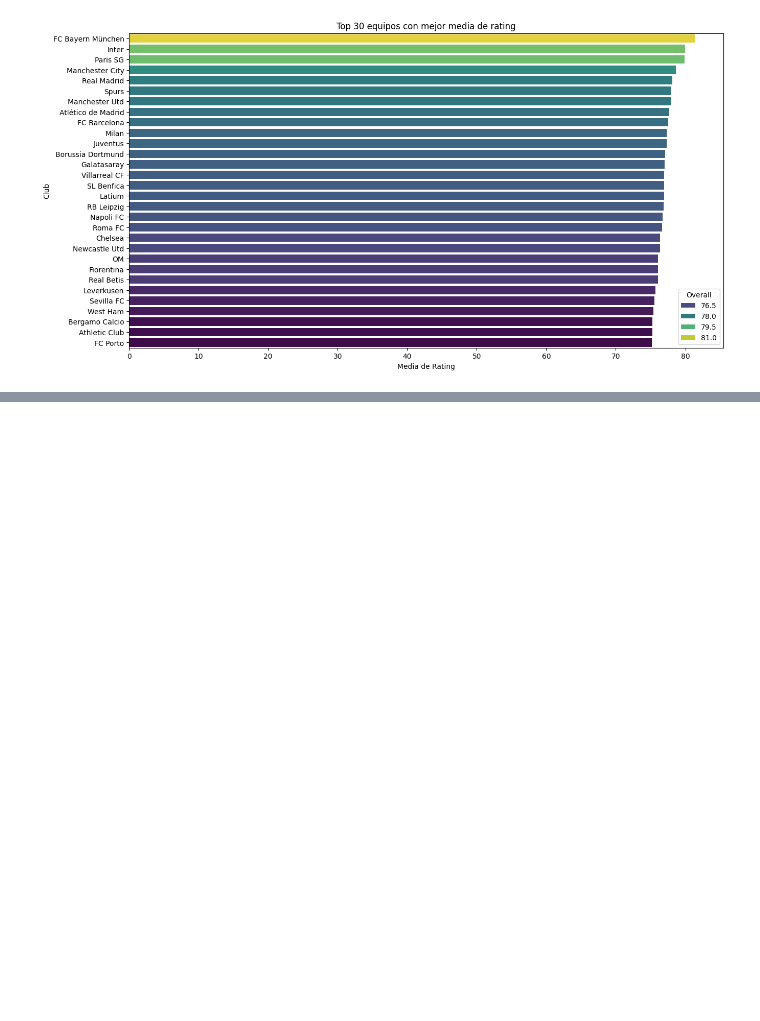
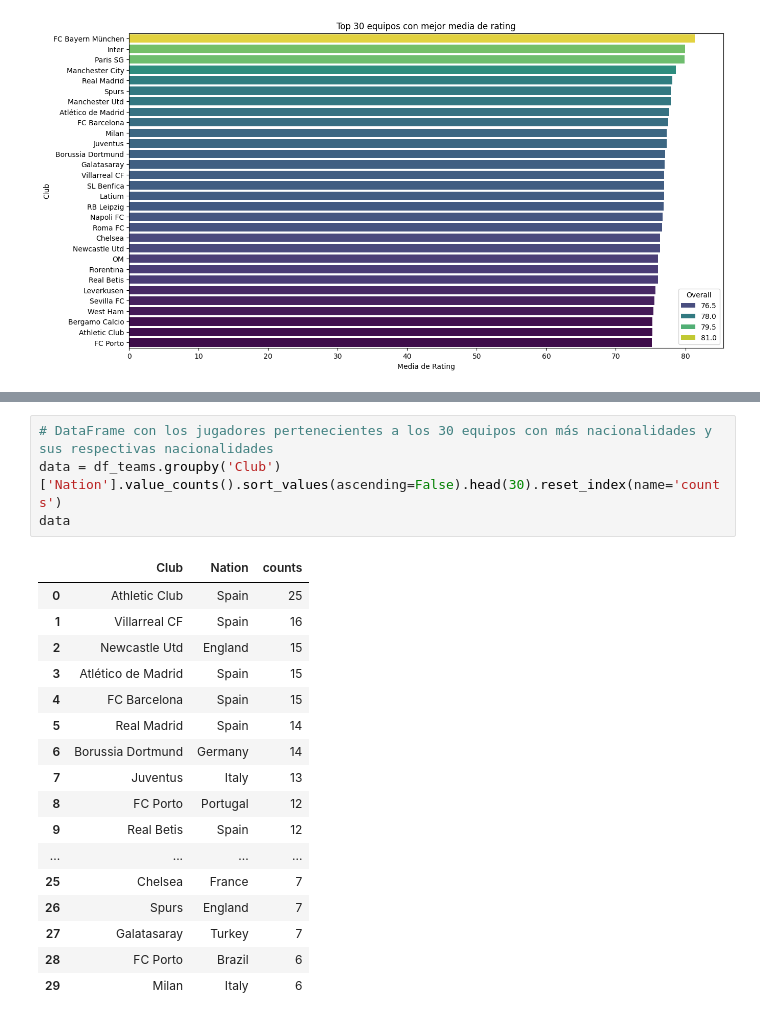
Before and after one commit to Tomaslopera/Fifa_Analysis, a Jupyter notebook: fifa24_male.ipynb, the cells around one changed output, grey strips where cells are left out. Saved outputs shown, nothing was run; the diff lists cells and outputs as text; blank space fills up the shorter version.

```diff
--- a/fifa24_male.ipynb
+++ b/fifa24_male.ipynb
@@ -135,0 +136,22 @@ plt.show()
+# %%
+# DataFrame con los jugadores pertenecientes a los 30 equipos con más nacionalidades y sus respectivas nacionalidades
+data = df_teams.groupby('Club')['Nation'].value_counts().sort_values(ascending=False).head(30).reset_index(name='counts')
+data
+# %% [output]
+|  | Club | Nation | counts |
+| 0 | Athletic Club | Spain | 25 |
+| 1 | Villarreal CF | Spain | 16 |
+| 2 | Newcastle Utd | England | 15 |
+| 3 | Atlético de Madrid | Spain | 15 |
+| 4 | FC Barcelona | Spain | 15 |
+| 5 | Real Madrid | Spain | 14 |
+| 6 | Borussia Dortmund | Germany | 14 |
+| 7 | Juventus | Italy | 13 |
+| 8 | FC Porto | Portugal | 12 |
+| 9 | Real Betis | Spain | 12 |
+| ... | ... | ... | ... |
+| 25 | Chelsea | France | 7 |
+| 26 | Spurs | England | 7 |
+| 27 | Galatasaray | Turkey | 7 |
+| 28 | FC Porto | Brazil | 6 |
+| 29 | Milan | Italy | 6 |
```
Also changed, not shown: parts of 4 cells of this notebook, 1 other file.
